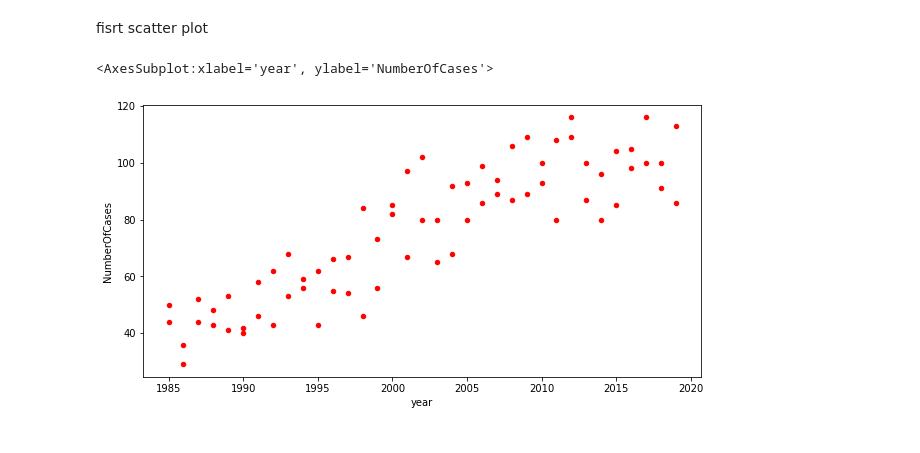
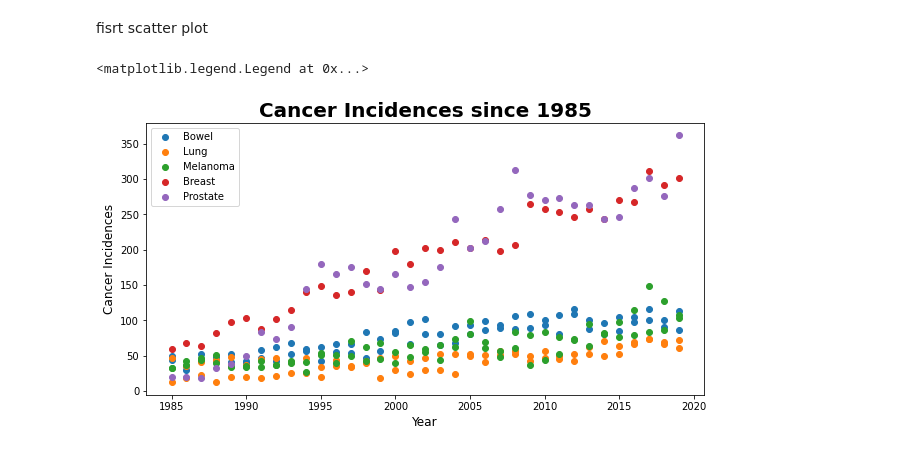
Before and after one commit to RowanSakoulas/data_project, a Jupyter notebook: cancer2.ipynb, the cells around one changed output. Cells and saved outputs as stored; diff of their text form; code cells hidden in the pictures.

```diff
--- a/cancer2.ipynb
+++ b/cancer2.ipynb
@@ -42,13 +42,31 @@ fisrt scatter plot
 # %%
 #removing the sex labelled as 'person' to decrease data ambiguity
 cancer_male_female = cancer_data[cancer_data['IncidenceMortality_Sex'].isin(['Incidence Male', 'Incidence Female'])]
 
 #removing cancer from 'All sites' again to decrease ambiguity
 cancer_incidences = cancer_male_female[cancer_male_female["CancerType"].str.contains("All sites C00-C96 excl C44") == False]
 
 #plotting bowel cancer
 bowel = cancer_incidences[cancer_incidences["CancerType"].isin(["Bowel C18-C20"])]
-bowel.plot.scatter(x='year', y='NumberOfCases', c='red')
+lung = cancer_incidences[cancer_incidences["CancerType"].isin(["Lung C33, C34"])]
+melanoma = cancer_incidences[cancer_incidences["CancerType"].isin(["Melanoma of skin C43"])]
+breast = cancer_incidences[cancer_incidences["CancerType"].isin(["Breast C50"])]
+prostate = cancer_incidences[cancer_incidences["CancerType"].isin(["Prostate C61"])]
+#bowel.plot.scatter(x='year', y='NumberOfCases', c='red', label = 'Bowel')
+
+#lung.plot.scatter(x='year', y='NumberOfCases', c='blue', label = 'Lung')
+#plt.xlabel('Year')
+#plt.ylabel('Cancer Incidences')
+
+plt.scatter(bowel.year, bowel.NumberOfCases)
+plt.scatter(lung.year, lung.NumberOfCases)
+plt.scatter(melanoma.year, melanoma.NumberOfCases)
+plt.scatter(breast.year, breast.NumberOfCases)
+plt.scatter(prostate.year, prostate.NumberOfCases)
+plt.xlabel('Year', fontsize = 12)
+plt.ylabel('Cancer Incidences', fontsize = 12)
+plt.title('Cancer Incidences since 1985', fontsize = 20, fontweight = "bold")
+plt.legend(['Bowel', 'Lung', 'Melanoma', 'Breast', 'Prostate'])
 # %% [output]
-<AxesSubplot:xlabel='year', ylabel='NumberOfCases'>
+<matplotlib.legend.Legend at 0x...>
-[figure, old version]
+[figure, new version]
```
